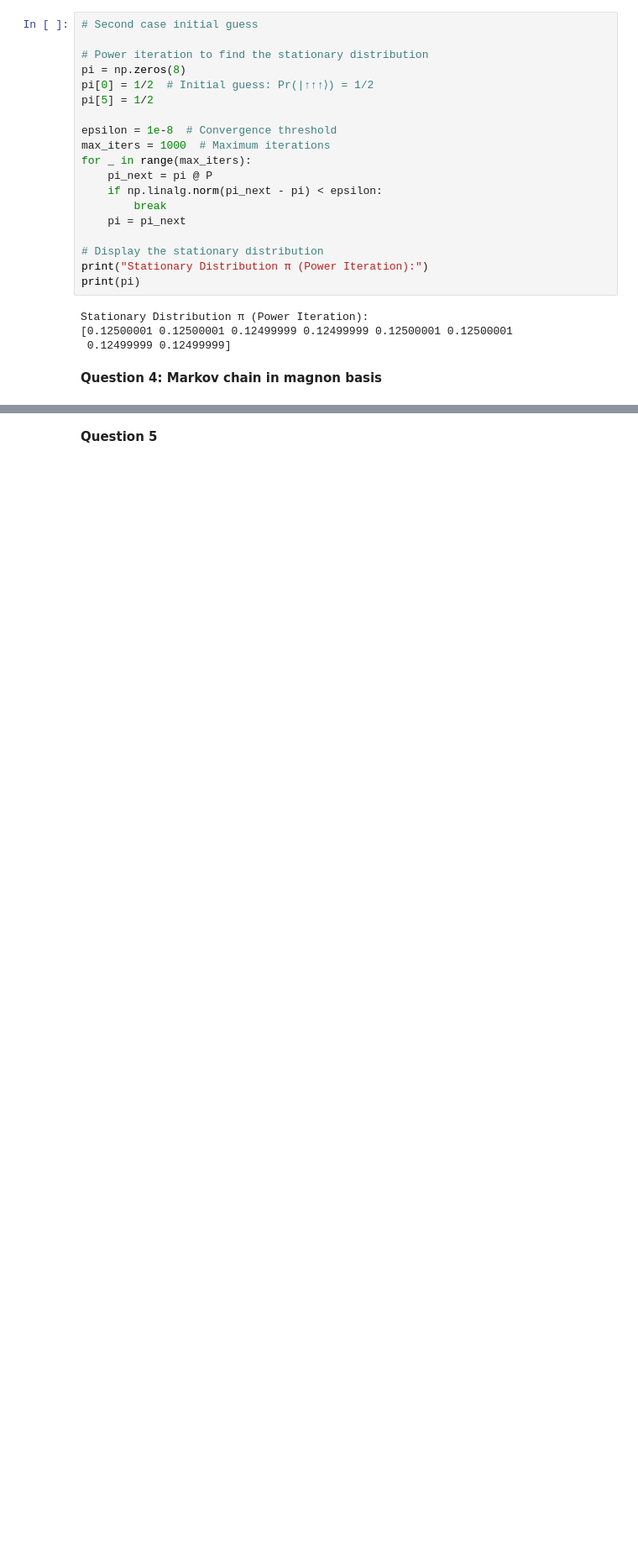
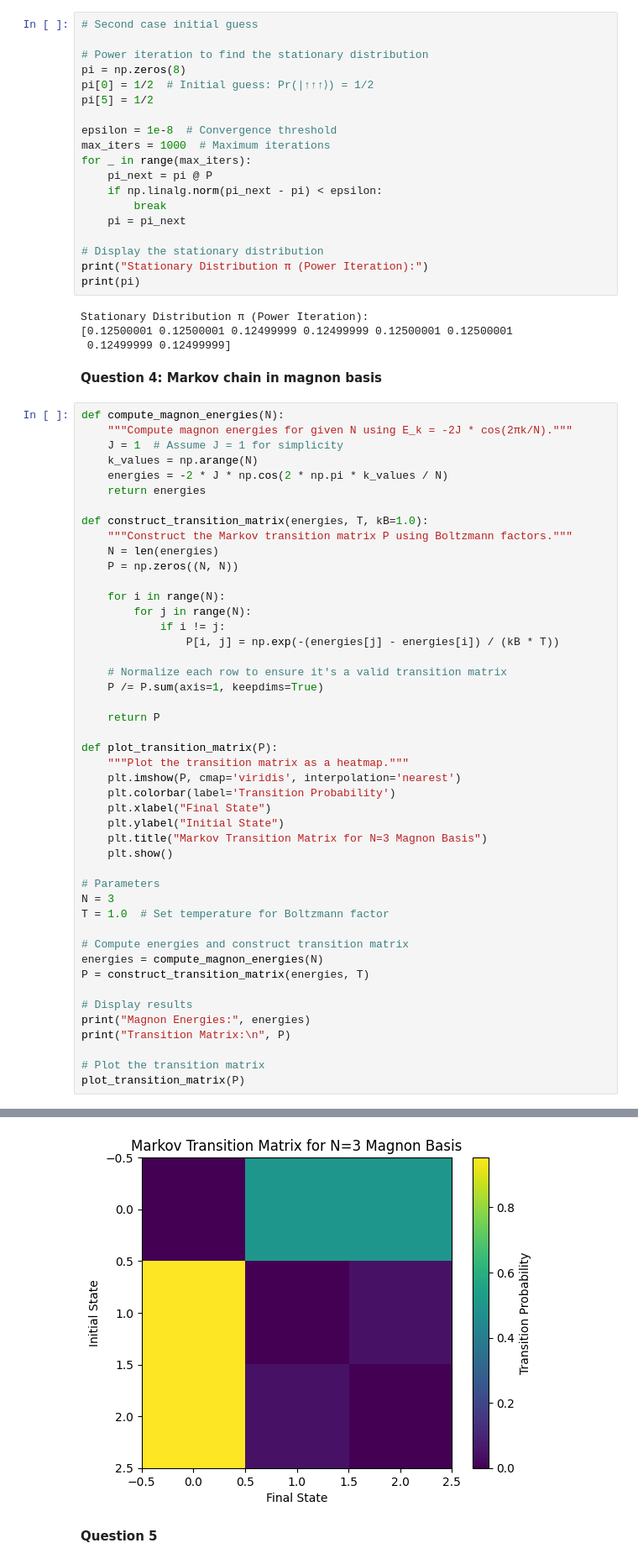
Before and after one commit to wcmelby/wcm_Phys129L_section, a Jupyter notebook: Section_6/Section6A.ipynb, the cells around one changed output, grey strips where cells are left out. Shown: that part at 84% size. Saved outputs shown, nothing was run; the diff lists cells and outputs as text; blank space fills up the shorter version.

```diff
--- a/Section_6/Section6A.ipynb
+++ b/Section_6/Section6A.ipynb
@@ -171,3 +174,50 @@ Stationary Distribution π (Power Iteration):
  0.12499999 0.12499999]
 # %% [markdown]
 **Question 4: Markov chain in magnon basis**
+# %%
+def compute_magnon_energies(N):
+    """Compute magnon energies for given N using E_k = -2J * cos(2πk/N)."""
+    J = 1  # Assume J = 1 for simplicity
+    k_values = np.arange(N)
+    energies = -2 * J * np.cos(2 * np.pi * k_values / N)
+    return energies
+
+def construct_transition_matrix(energies, T, kB=1.0):
+    """Construct the Markov transition matrix P using Boltzmann factors."""
+    N = len(energies)
+    P = np.zeros((N, N))
+
+    for i in range(N):
+        for j in range(N):
+            if i != j:
+                P[i, j] = np.exp(-(energies[j] - energies[i]) / (kB * T))
+
+    # Normalize each row to ensure it's a valid transition matrix
+    P /= P.sum(axis=1, keepdims=True)
+
+    return P
+
+def plot_transition_matrix(P):
+    """Plot the transition matrix as a heatmap."""
+    plt.imshow(P, cmap='viridis', interpolation='nearest')
+    plt.colorbar(label='Transition Probability')
+    plt.xlabel("Final State")
+    plt.ylabel("Initial State")
+    plt.title("Markov Transition Matrix for N=3 Magnon Basis")
+    plt.show()
+
+# Parameters
+N = 3
+T = 1.0  # Set temperature for Boltzmann factor
+
+# Compute energies and construct transition matrix
+energies = compute_magnon_energies(N)
+P = construct_transition_matrix(energies, T)
+
+# Display results
+print("Magnon Energies:", energies)
+print("Transition Matrix:\n", P)
+
+# Plot the transition matrix
+plot_transition_matrix(P)
+# %% [output]
@@ -174,2 +229,3 @@ Stationary Distribution π (Power Iteration):
+[figure, added]
 # %% [markdown]
 **Question 5**
```
Also changed, not shown: parts of 6 cells of this notebook.
